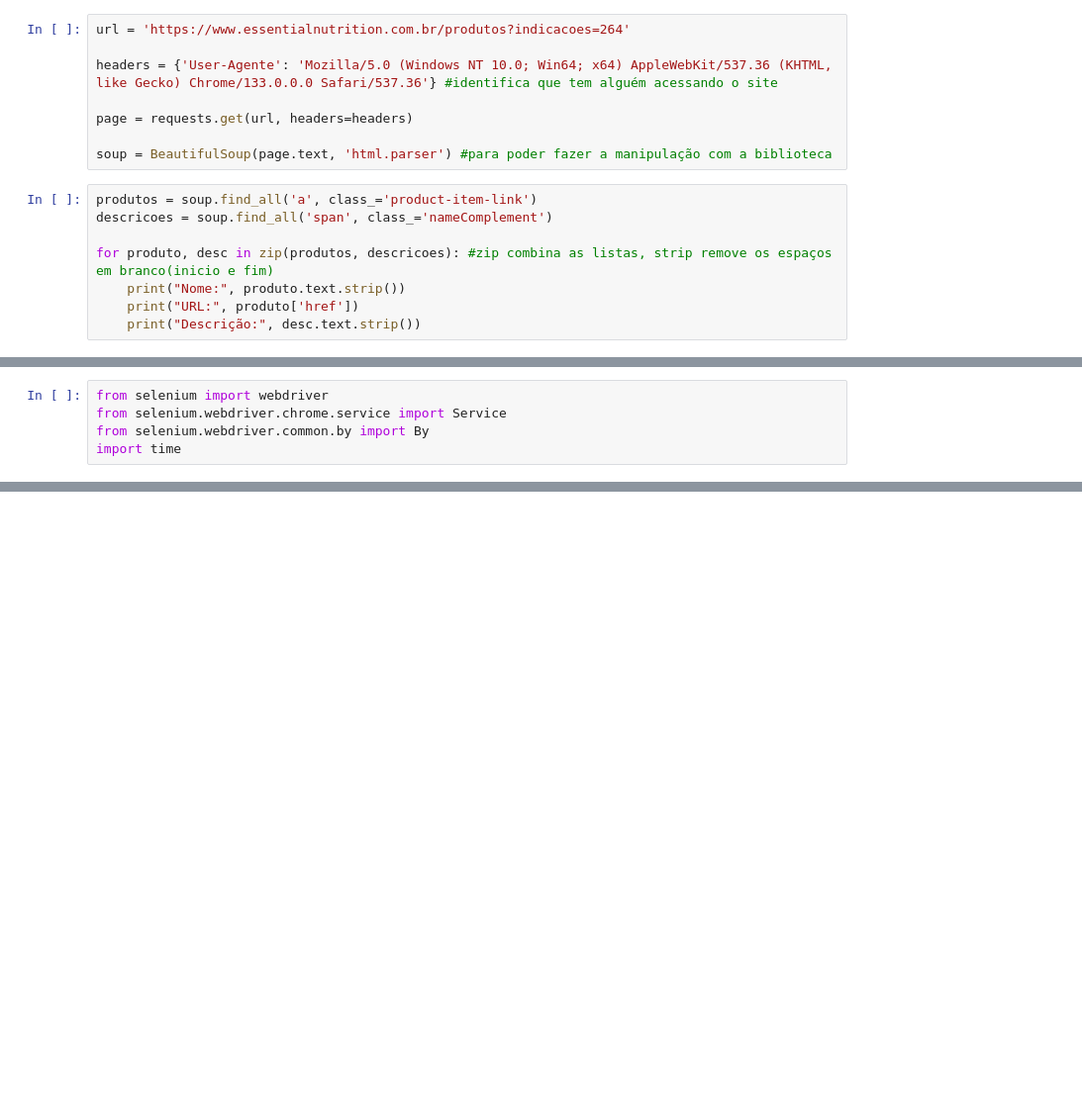
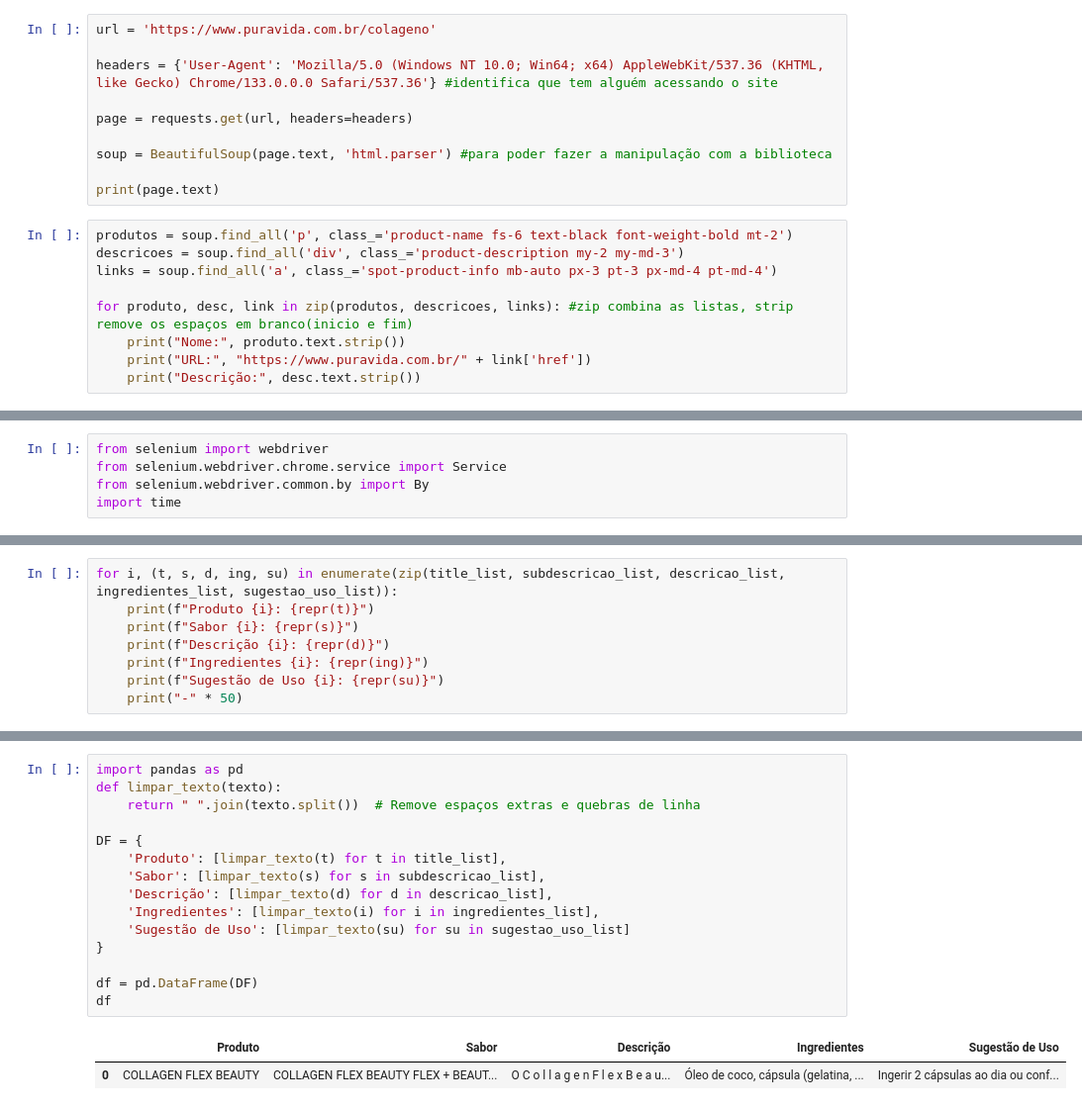
Before and after one commit to JackssonYuri/Web_Project, a Jupyter notebook: project_completo.ipynb, the cells around one changed output, grey strips where cells are left out. Shown at 99% size. Drawn from its saved outputs; the diff is of its cells as text; blank space fills up the shorter version.

```diff
--- a/project_completo.ipynb
+++ b/project_completo.ipynb
@@ -4,18 +4,21 @@ Penso em pegar a primeira página com o BeautifulSoup e depois ir pegando mais i
 from bs4 import BeautifulSoup
 import requests #para pegar o html da página
 # %%
-url = 'https://www.essentialnutrition.com.br/produtos?indicacoes=264'
+url = 'https://www.puravida.com.br/colageno'
 
-headers = {'User-Agente': 'Mozilla/5.0 (Windows NT 10.0; Win64; x64) AppleWebKit/537.36 (KHTML, like Gecko) Chrome/133.0.0.0 Safari/537.36'} #identifica que tem alguém acessando o site
+headers = {'User-Agent': 'Mozilla/5.0 (Windows NT 10.0; Win64; x64) AppleWebKit/537.36 (KHTML, like Gecko) Chrome/133.0.0.0 Safari/537.36'} #identifica que tem alguém acessando o site
 
 page = requests.get(url, headers=headers)
 
 soup = BeautifulSoup(page.text, 'html.parser') #para poder fazer a manipulação com a biblioteca
+
+print(page.text)
 # %%
-produtos = soup.find_all('a', class_='product-item-link')
-descricoes = soup.find_all('span', class_='nameComplement')
+produtos = soup.find_all('p', class_='product-name fs-6 text-black font-weight-bold mt-2')
+descricoes = soup.find_all('div', class_='product-description my-2 my-md-3')
+links = soup.find_all('a', class_='spot-product-info mb-auto px-3 pt-3 px-md-4 pt-md-4')
 
-for produto, desc in zip(produtos, descricoes): #zip combina as listas, strip remove os espaços em branco(inicio e fim)
+for produto, desc, link in zip(produtos, descricoes, links): #zip combina as listas, strip remove os espaços em branco(inicio e fim)
     print("Nome:", produto.text.strip())
-    print("URL:", produto['href'])
+    print("URL:", "https://www.puravida.com.br/" + link['href'])
     print("Descrição:", desc.text.strip())
@@ -102,0 +105,8 @@ pd.DataFrame(DF)
+# %%
+for i, (t, s, d, ing, su) in enumerate(zip(title_list, subdescricao_list, descricao_list, ingredientes_list, sugestao_uso_list)):
+    print(f"Produto {i}: {repr(t)}")
+    print(f"Sabor {i}: {repr(s)}")
+    print(f"Descrição {i}: {repr(d)}")
+    print(f"Ingredientes {i}: {repr(ing)}")
+    print(f"Sugestão de Uso {i}: {repr(su)}")
+    print("-" * 50)
@@ -102,0 +120,18 @@ pd.DataFrame(DF)
+# %%
+import pandas as pd
+def limpar_texto(texto):
+    return " ".join(texto.split())  # Remove espaços extras e quebras de linha
+
+DF = {
+    'Produto': [limpar_texto(t) for t in title_list],
+    'Sabor': [limpar_texto(s) for s in subdescricao_list],
+    'Descrição': [limpar_texto(d) for d in descricao_list],
+    'Ingredientes': [limpar_texto(i) for i in ingredientes_list],
+    'Sugestão de Uso': [limpar_texto(su) for su in sugestao_uso_list]
+}
+
+df = pd.DataFrame(DF)
+df
+# %% [output]
+|  | Produto | Sabor | Descrição | Ingredientes | Sugestão de Uso |
+| 0 | COLLAGEN FLEX BEAUTY | COLLAGEN FLEX BEAUTY FLEX + BEAUT... | O C o l l a g e n F l e x B e a u... | Óleo de coco, cápsula (gelatina, ... | Ingerir 2 cápsulas ao dia ou conf... |
```
Also changed, not shown: parts of 6 cells of this notebook, 3 other files.
